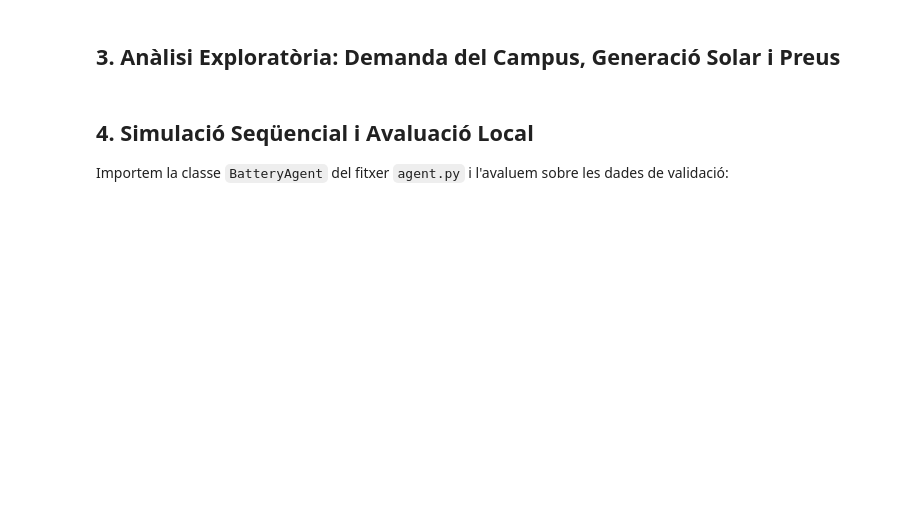
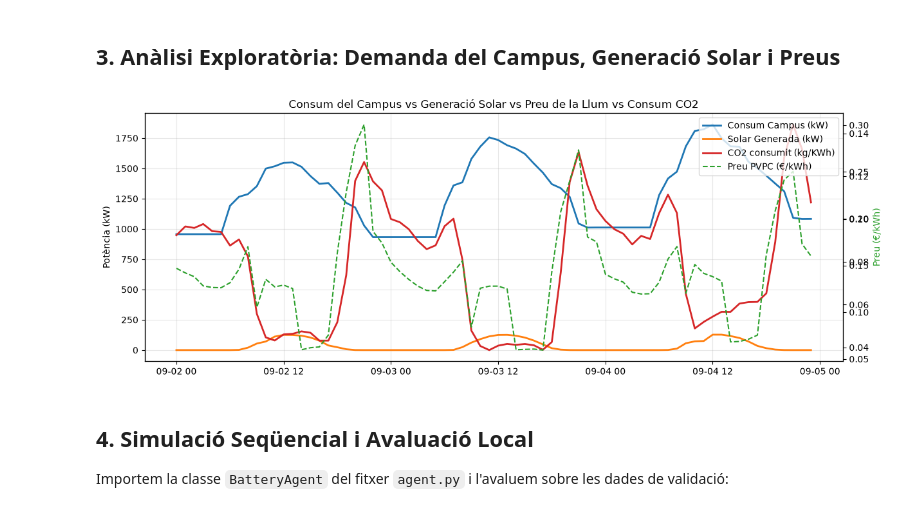
Before and after one commit to miquelgodia-coder/Datathon-2026, a Jupyter notebook: starter_kit/tutorial.ipynb, the cells around one changed output. Cells and saved outputs as stored; diff of their text form; code cells hidden in the pictures; blank space fills up the shorter version.

```diff
--- a/starter_kit/tutorial.ipynb
+++ b/starter_kit/tutorial.ipynb
@@ -68,20 +82,25 @@ df_campus_hourly.head()
 # %%
 # Visualitzem 3 dies complets (72 hores)
 sample_3days = df_campus_hourly.iloc[24:96]
 
 fig, ax1 = plt.subplots(figsize=(14, 5))
+ax2=ax1.twinx()
+
 ax1.plot(sample_3days.index, sample_3days["load_kw"], label="Consum Campus (kW)", color="tab:blue", lw=2)
 ax1.plot(sample_3days.index, sample_3days["pv_kw"], label="Solar Generada (kW)", color="tab:orange", lw=2)
+ax2.plot(sample_3days.index, sample_3days["co2_kg_per_kwh"], label="CO2 consumit (kg/KWh)", color="tab:red", lw=2)
 ax1.set_ylabel("Potència (kW)")
 ax1.grid(True, alpha=0.3)
 
 ax2 = ax1.twinx()
 ax2.plot(sample_3days.index, sample_3days["precio_eur_per_kwh"], label="Preu PVPC (€/kWh)", color="tab:green", ls="--")
 ax2.set_ylabel("Preu (€/kWh)", color="tab:green")
 
-plt.title("Consum del Campus vs Generació Solar vs Preu de la Llum")
+plt.title("Consum del Campus vs Generació Solar vs Preu de la Llum vs Consum CO2")
 fig.legend(loc="upper right", bbox_to_anchor=(0.9, 0.88))
 plt.show()
+# %% [output]
+[figure, added]
 # %% [markdown]
 ## 4. Simulació Seqüencial i Avaluació Local
 Importem la classe `BatteryAgent` del fitxer `agent.py` i l'avaluem sobre les dades de validació:
```
Also changed, not shown: parts of 3 cells of this notebook, 3 other files.
